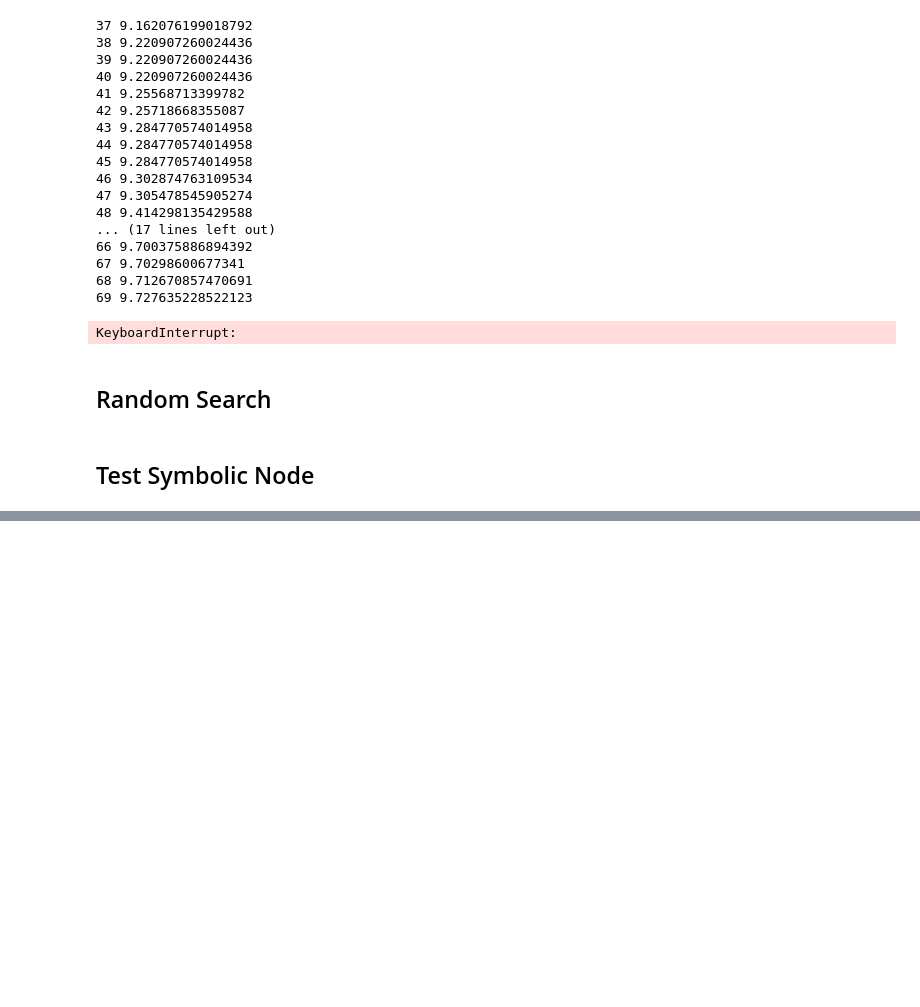
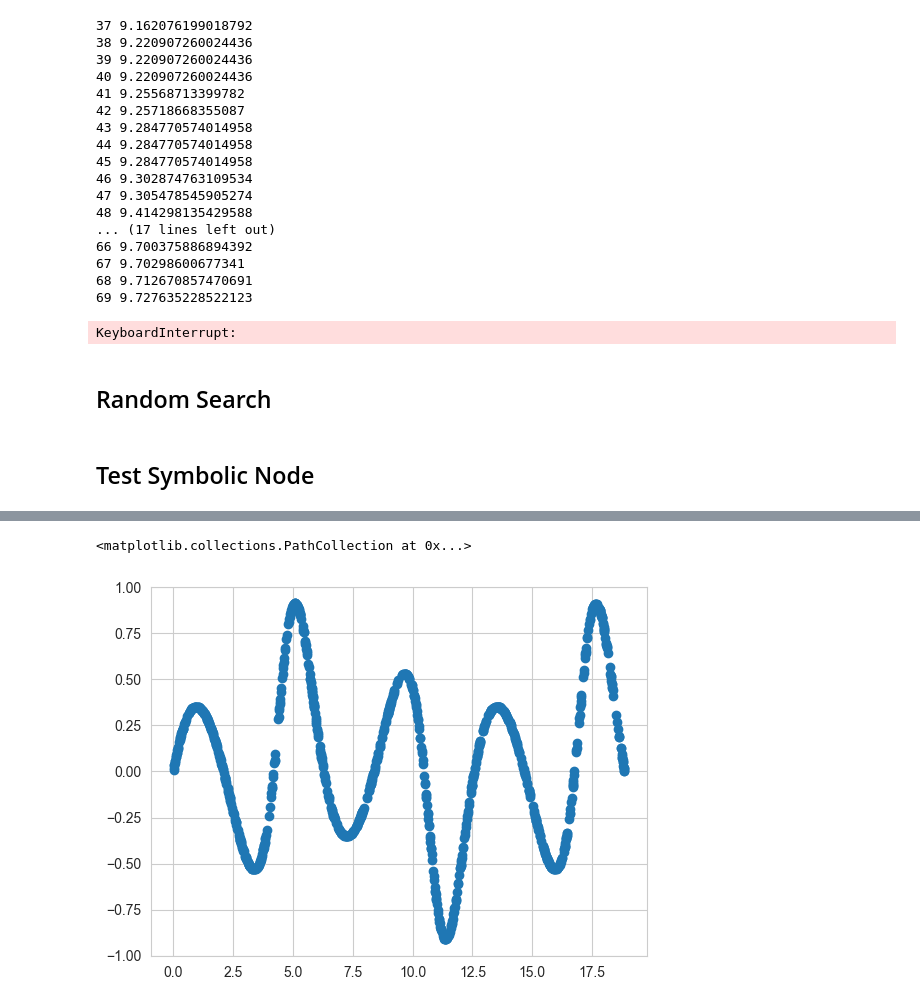
Before and after one commit to Genteki/Symbolic-Regression-Genetic-Programming, a Jupyter notebook: plot.ipynb, the cells around one changed output, grey strips where cells are left out. Cells and saved outputs as stored; diff of their text form; code cells hidden in the pictures; blank space fills up the shorter version.

```diff
--- a/plot.ipynb
+++ b/plot.ipynb
@@ -160,0 +198,5 @@ np.random.randint(10)
+# %%
+plt.scatter(data_XY[:,0], data_XY[:,1])
+# %% [output]
+<matplotlib.collections.PathCollection at 0x...>
+[figure, added]
```
Also changed, not shown: parts of 4 cells of this notebook, 6 other files.
